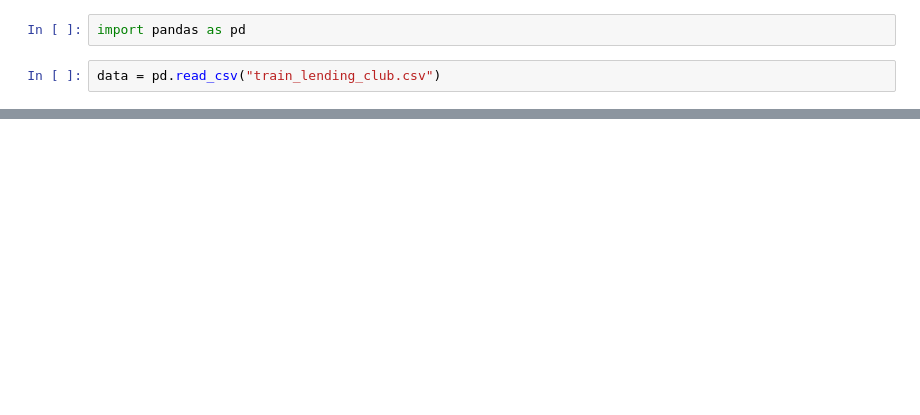
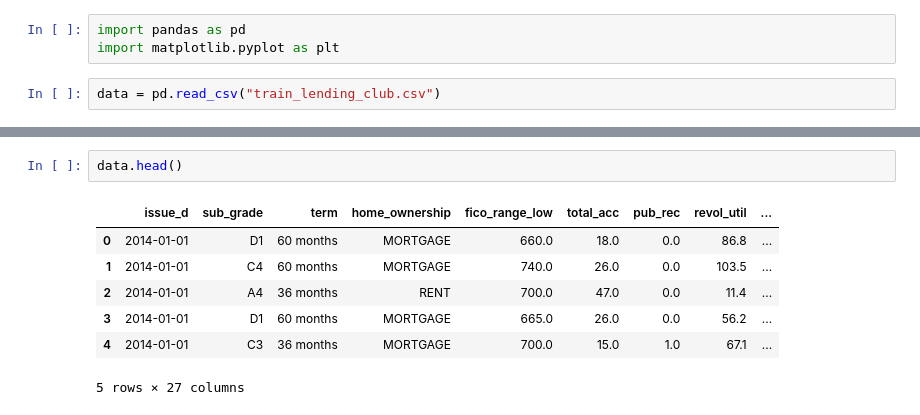
Before and after one commit to michni00/MOW2, a Jupyter notebook: Loans.ipynb, the cells around one changed output, grey strips where cells are left out. Drawn from its saved outputs; the diff is of its cells as text; blank space fills up the shorter version.

```diff
--- a/Loans.ipynb
+++ b/Loans.ipynb
@@ -1,5 +1,6 @@
 # %%
 import pandas as pd
+import matplotlib.pyplot as plt
 # %%
 data = pd.read_csv("train_lending_club.csv")
 # %%
@@ -14,3 +15,13 @@ data.describe()
 | 50% | 685.000000 | 24.000000 | 0.000000 | 53.000000 | 6.500000e+04 | 12.290000 | 17.890000 | 1.000000 | 12450.000000 | ... |
 | 75% | 710.000000 | 32.000000 | 0.000000 | 71.200000 | 9.200000e+04 | 15.310000 | 24.520000 | 3.000000 | 20000.000000 | ... |
 | max | 845.000000 | 169.000000 | 86.000000 | 182.800000 | 9.573072e+06 | 30.990000 | 999.000000 | 47.000000 | 40000.000000 | ... |
+# %%
+data.head()
+# %% [output]
+|  | issue_d | sub_grade | term | home_ownership | fico_range_low | total_acc | pub_rec | revol_util | ... |
+| 0 | 2014-01-01 | D1 | 60 months | MORTGAGE | 660.0 | 18.0 | 0.0 | 86.8 | ... |
+| 1 | 2014-01-01 | C4 | 60 months | MORTGAGE | 740.0 | 26.0 | 0.0 | 103.5 | ... |
+| 2 | 2014-01-01 | A4 | 36 months | RENT | 700.0 | 47.0 | 0.0 | 11.4 | ... |
+| 3 | 2014-01-01 | D1 | 60 months | MORTGAGE | 665.0 | 26.0 | 0.0 | 56.2 | ... |
+| 4 | 2014-01-01 | C3 | 36 months | MORTGAGE | 700.0 | 15.0 | 1.0 | 67.1 | ... |
+5 rows × 27 columns
```
Also changed, not shown: parts of 19 cells of this notebook.
